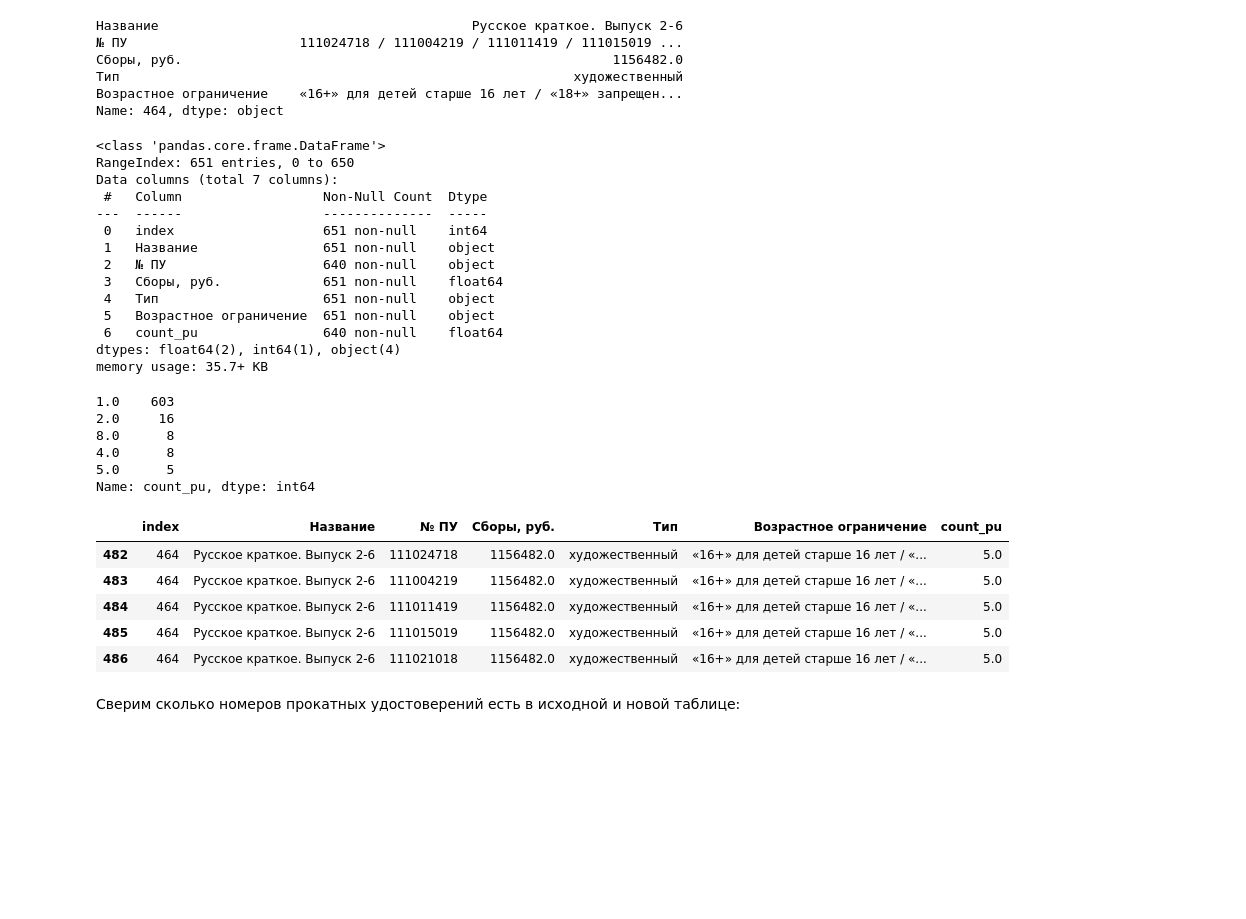
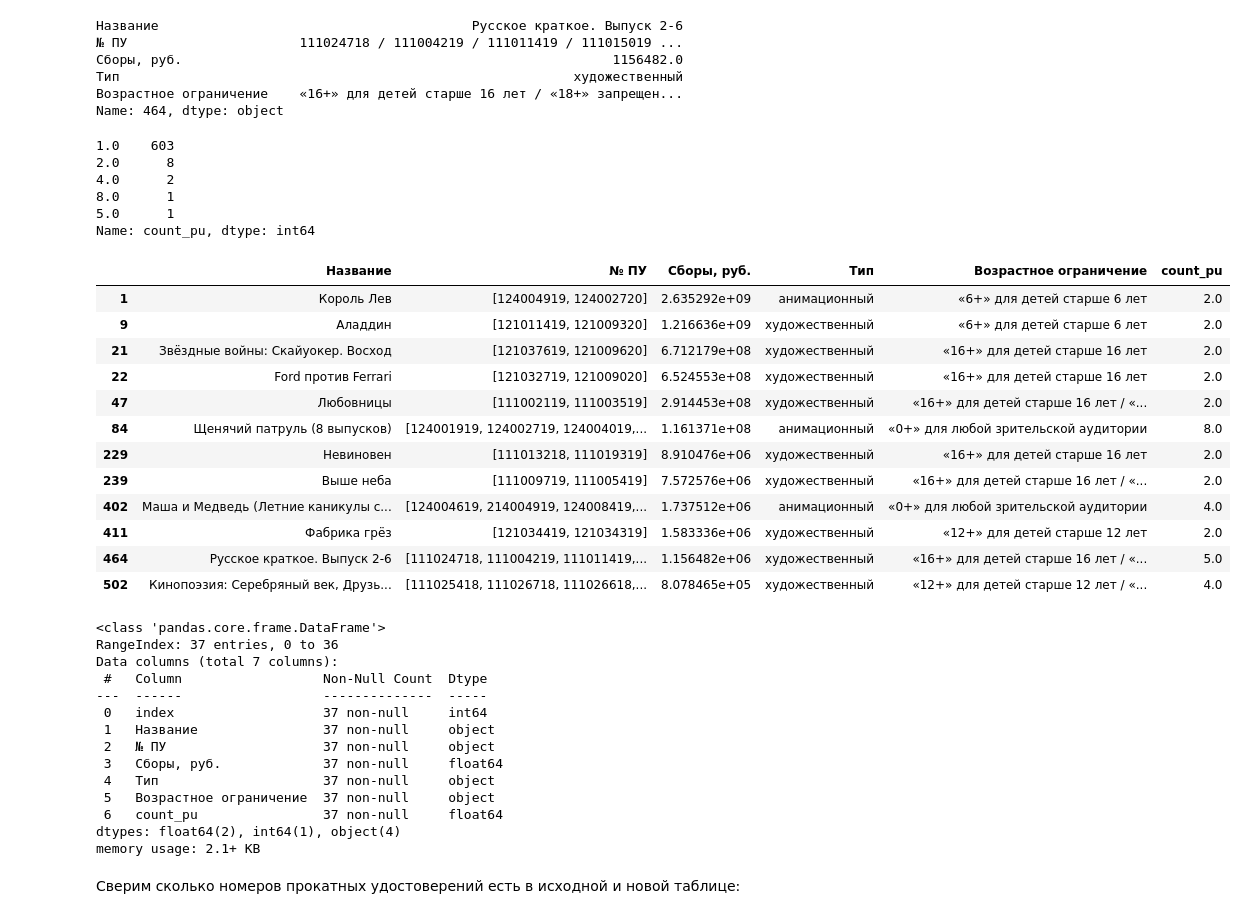
Before and after one commit to sqrt495/Y-datastudio, a Jupyter notebook: cinema_notebook_Sergei_Korneev.ipynb, the cells around one changed output. Drawn from its saved outputs; the diff is of its cells as text; code cells hidden in the pictures; blank space fills up the shorter version.

```diff
--- a/cinema_notebook_Sergei_Korneev.ipynb
+++ b/cinema_notebook_Sergei_Korneev.ipynb
@@ -1278,42 +1249,52 @@ Name: 464, dtype: object
 # %%
 mkrf_true_box_office['count_pu'] = mkrf_true_box_office['№ ПУ'].str.count('/') + 1
 mkrf_true_box_office['№ ПУ'] = mkrf_true_box_office['№ ПУ'].str.split(' / ')
-mkrf_true_box_office = mkrf_true_box_office.explode('№ ПУ').drop_duplicates()
-mkrf_true_box_office = mkrf_true_box_office.reset_index()
-mkrf_true_box_office.info()
+mkrf_true_box_office['count_pu'].value_counts()
 # %% [output]
-<class 'pandas.core.frame.DataFrame'>
-RangeIndex: 651 entries, 0 to 650
-Data columns (total 7 columns):
- #   Column                  Non-Null Count  Dtype
----  ------                  --------------  -----
- 0   index                   651 non-null    int64
- 1   Название                651 non-null    object
- 2   № ПУ                    640 non-null    object
- 3   Сборы, руб.             651 non-null    float64
- 4   Тип                     651 non-null    object
- 5   Возрастное ограничение  651 non-null    object
- 6   count_pu                640 non-null    float64
-dtypes: float64(2), int64(1), object(4)
-memory usage: 35.7+ KB
+1.0    603
+2.0      8
+4.0      2
+8.0      1
+5.0      1
+Name: count_pu, dtype: int64
 # %%
-mkrf_true_box_office['count_pu'].value_counts()
+mkrf_true_box_office[mkrf_true_box_office['count_pu'] > 1]
 # %% [output]
-1.0    603
-2.0     16
-8.0      8
-4.0      8
-5.0      5
-Name: count_pu, dtype: int64
+|  | Название | № ПУ | Сборы, руб. | Тип | Возрастное ограничение | count_pu |
+| 1 | Король Лев | [124004919, 124002720] | 2.635292e+09 | анимационный | «6+» для детей старше 6 лет | 2.0 |
+| 9 | Аладдин | [121011419, 121009320] | 1.216636e+09 | художественный | «6+» для детей старше 6 лет | 2.0 |
+| 21 | Звёздные войны: Скайуокер. Восход | [121037619, 121009620] | 6.712179e+08 | художественный | «16+» для детей старше 16 лет | 2.0 |
+| 22 | Ford против Ferrari | [121032719, 121009020] | 6.524553e+08 | художественный | «16+» для детей старше 16 лет | 2.0 |
+| 47 | Любовницы | [111002119, 111003519] | 2.914453e+08 | художественный | «16+» для детей старше 16 лет / «... | 2.0 |
+| 84 | Щенячий патруль (8 выпусков) | [124001919, 124002719, 124004019,... | 1.161371e+08 | анимационный | «0+» для любой зрительской аудитории | 8.0 |
+| 229 | Невиновен | [111013218, 111019319] | 8.910476e+06 | художественный | «16+» для детей старше 16 лет | 2.0 |
+| 239 | Выше неба | [111009719, 111005419] | 7.572576e+06 | художественный | «16+» для детей старше 16 лет / «... | 2.0 |
+| 402 | Маша и Медведь (Летние каникулы с... | [124004619, 214004919, 124008419,... | 1.737512e+06 | анимационный | «0+» для любой зрительской аудитории | 4.0 |
+| 411 | Фабрика грёз | [121034419, 121034319] | 1.583336e+06 | художественный | «12+» для детей старше 12 лет | 2.0 |
+| 464 | Русское краткое. Выпуск 2-6 | [111024718, 111004219, 111011419,... | 1.156482e+06 | художественный | «16+» для детей старше 16 лет / «... | 5.0 |
+| 502 | Кинопоэзия: Серебряный век, Друзь... | [111025418, 111026718, 111026618,... | 8.078465e+05 | художественный | «12+» для детей старше 12 лет / «... | 4.0 |
-# %%
-mkrf_true_box_office[mkrf_true_box_office['Название'] == 'Русское краткое. Выпуск 2-6']
-# %% [output]
-|  | index | Название | № ПУ | Сборы, руб. | Тип | Возрастное ограничение | count_pu |
-| 482 | 464 | Русское краткое. Выпуск 2-6 | 111024718 | 1156482.0 | художественный | «16+» для детей старше 16 лет / «... | 5.0 |
-| 483 | 464 | Русское краткое. Выпуск 2-6 | 111004219 | 1156482.0 | художественный | «16+» для детей старше 16 лет / «... | 5.0 |
-| 484 | 464 | Русское краткое. Выпуск 2-6 | 111011419 | 1156482.0 | художественный | «16+» для детей старше 16 лет / «... | 5.0 |
-| 485 | 464 | Русское краткое. Выпуск 2-6 | 111015019 | 1156482.0 | художественный | «16+» для детей старше 16 лет / «... | 5.0 |
-| 486 | 464 | Русское краткое. Выпуск 2-6 | 111021018 | 1156482.0 | художественный | «16+» для детей старше 16 лет / «... | 5.0 |
+# %%
+mkrf_true_box_office_one = mkrf_true_box_office[mkrf_true_box_office['count_pu'] == 1]
+mkrf_true_box_office_one = mkrf_true_box_office_one.explode('№ ПУ').drop_duplicates()
+mkrf_true_box_office_many = mkrf_true_box_office[mkrf_true_box_office['count_pu'] > 1]
+mkrf_true_box_office_many = mkrf_true_box_office_many.explode('№ ПУ').drop_duplicates()
+mkrf_true_box_office_many = mkrf_true_box_office_many.reset_index()
+mkrf_true_box_office_many.info()
+# %% [output]
+<class 'pandas.core.frame.DataFrame'>
+RangeIndex: 37 entries, 0 to 36
+Data columns (total 7 columns):
+ #   Column                  Non-Null Count  Dtype
+---  ------                  --------------  -----
+ 0   index                   37 non-null     int64
+ 1   Название                37 non-null     object
+ 2   № ПУ                    37 non-null     object
+ 3   Сборы, руб.             37 non-null     float64
+ 4   Тип                     37 non-null     object
+ 5   Возрастное ограничение  37 non-null     object
+ 6   count_pu                37 non-null     float64
+dtypes: float64(2), int64(1), object(4)
+memory usage: 2.1+ KB
 # %% [markdown]
 Сверим сколько номеров прокатных удостоверений есть в исходной и новой таблице:
 # %%
```
Also changed, not shown: parts of 28 cells of this notebook, 1 other file.
